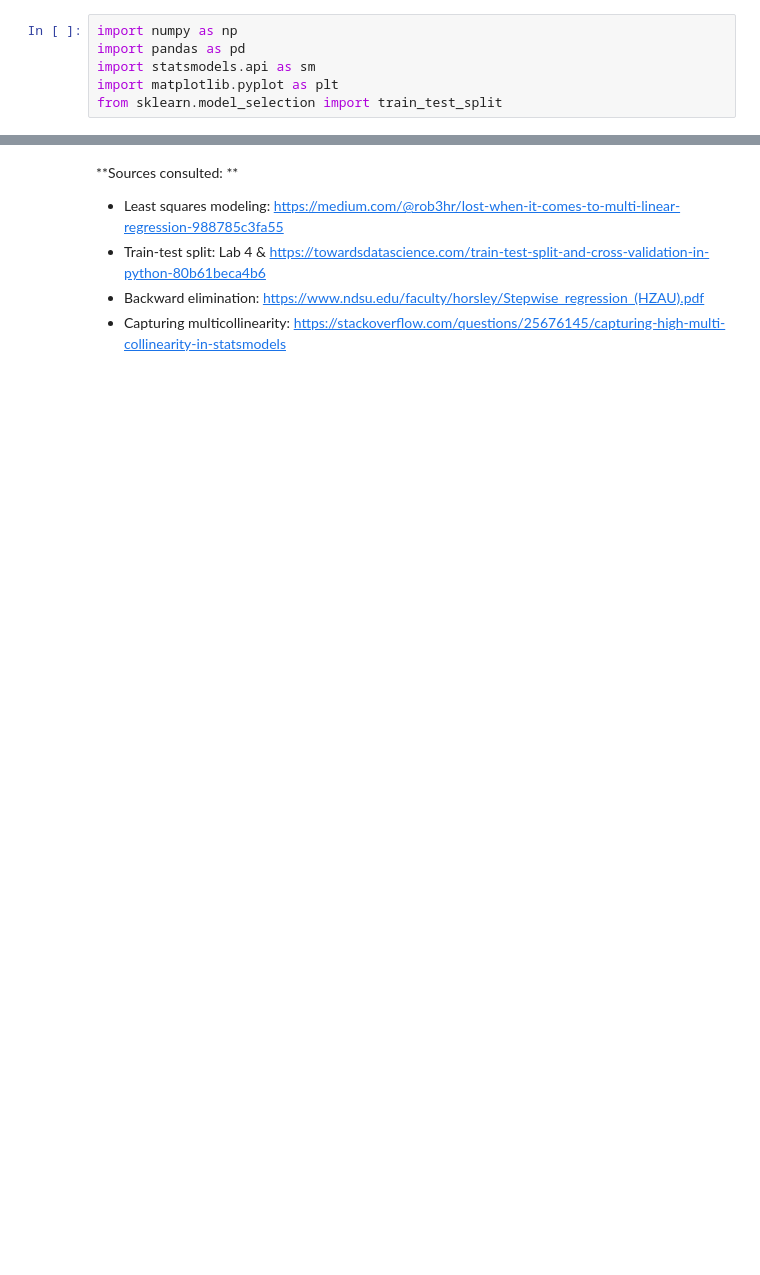
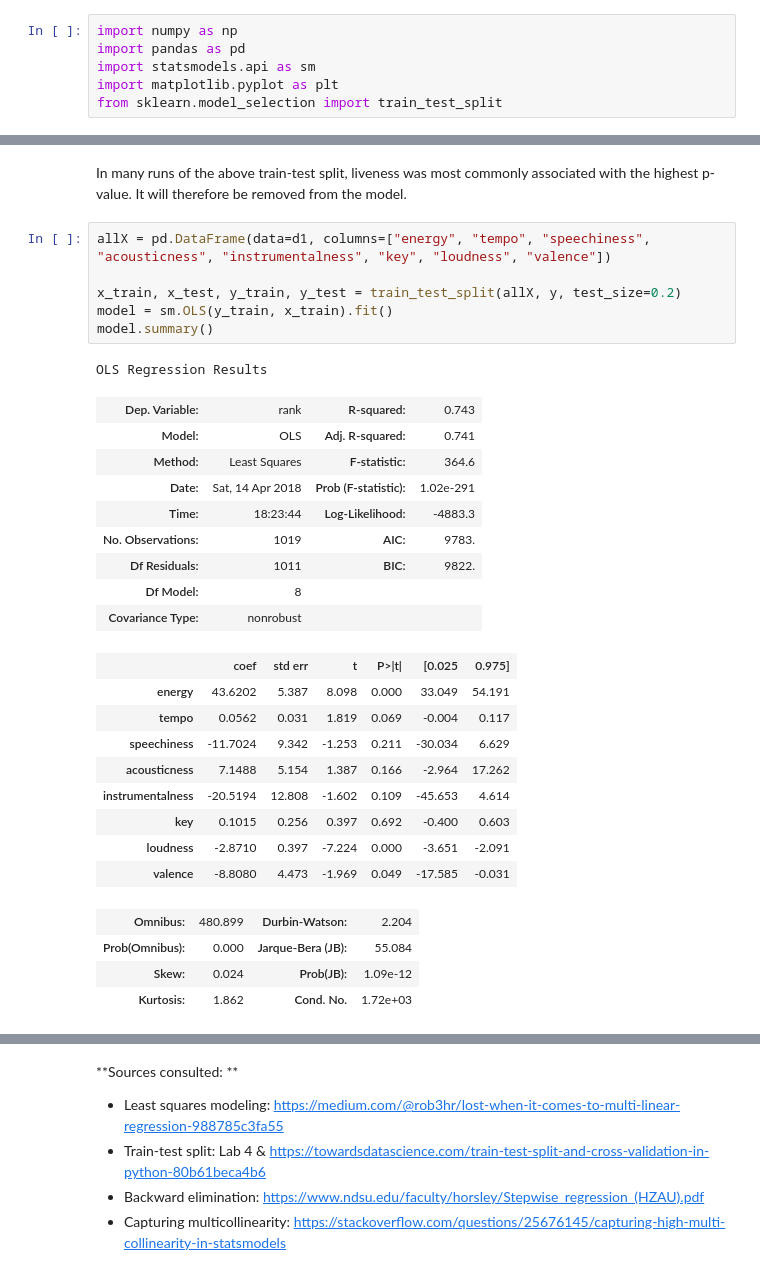
Before and after one commit to susiechoi/predicting_popular_music, a Jupyter notebook: Multilinear_Regression.ipynb, the cells around one changed output, grey strips where cells are left out. Saved outputs shown, nothing was run; the diff lists cells and outputs as text; blank space fills up the shorter version.

```diff
--- a/Multilinear_Regression.ipynb
+++ b/Multilinear_Regression.ipynb
@@ -347,0 +105,32 @@ OLS Regression Results
+# %% [markdown]
+In many runs of the above train-test split, liveness was most commonly associated with the highest p-value. It will therefore be removed from the model.
+# %%
+allX = pd.DataFrame(data=d1, columns=["energy", "tempo", "speechiness", "acousticness", "instrumentalness", "key", "loudness", "valence"])
+
+x_train, x_test, y_train, y_test = train_test_split(allX, y, test_size=0.2)
+model = sm.OLS(y_train, x_train).fit()
+model.summary()
+# %% [output]
+OLS Regression Results
+| Dep. Variable: | rank | R-squared: | 0.743 |
+| Model: | OLS | Adj. R-squared: | 0.741 |
+| Method: | Least Squares | F-statistic: | 364.6 |
+| Date: | Sat, 14 Apr 2018 | Prob (F-statistic): | 1.02e-291 |
+| Time: | 18:23:44 | Log-Likelihood: | -4883.3 |
+| No. Observations: | 1019 | AIC: | 9783. |
+| Df Residuals: | 1011 | BIC: | 9822. |
+| Df Model: | 8 |  |  |
+| Covariance Type: | nonrobust |  |  |
+|  | coef | std err | t | P>|t| | [0.025 | 0.975] |
+| energy | 43.6202 | 5.387 | 8.098 | 0.000 | 33.049 | 54.191 |
+| tempo | 0.0562 | 0.031 | 1.819 | 0.069 | -0.004 | 0.117 |
+| speechiness | -11.7024 | 9.342 | -1.253 | 0.211 | -30.034 | 6.629 |
+| acousticness | 7.1488 | 5.154 | 1.387 | 0.166 | -2.964 | 17.262 |
+| instrumentalness | -20.5194 | 12.808 | -1.602 | 0.109 | -45.653 | 4.614 |
+| key | 0.1015 | 0.256 | 0.397 | 0.692 | -0.400 | 0.603 |
+| loudness | -2.8710 | 0.397 | -7.224 | 0.000 | -3.651 | -2.091 |
+| valence | -8.8080 | 4.473 | -1.969 | 0.049 | -17.585 | -0.031 |
+| Omnibus: | 480.899 | Durbin-Watson: | 2.204 |
+| Prob(Omnibus): | 0.000 | Jarque-Bera (JB): | 55.084 |
+| Skew: | 0.024 | Prob(JB): | 1.09e-12 |
+| Kurtosis: | 1.862 | Cond. No. | 1.72e+03 |
```
Also changed, not shown: parts of 60 cells of this notebook.
